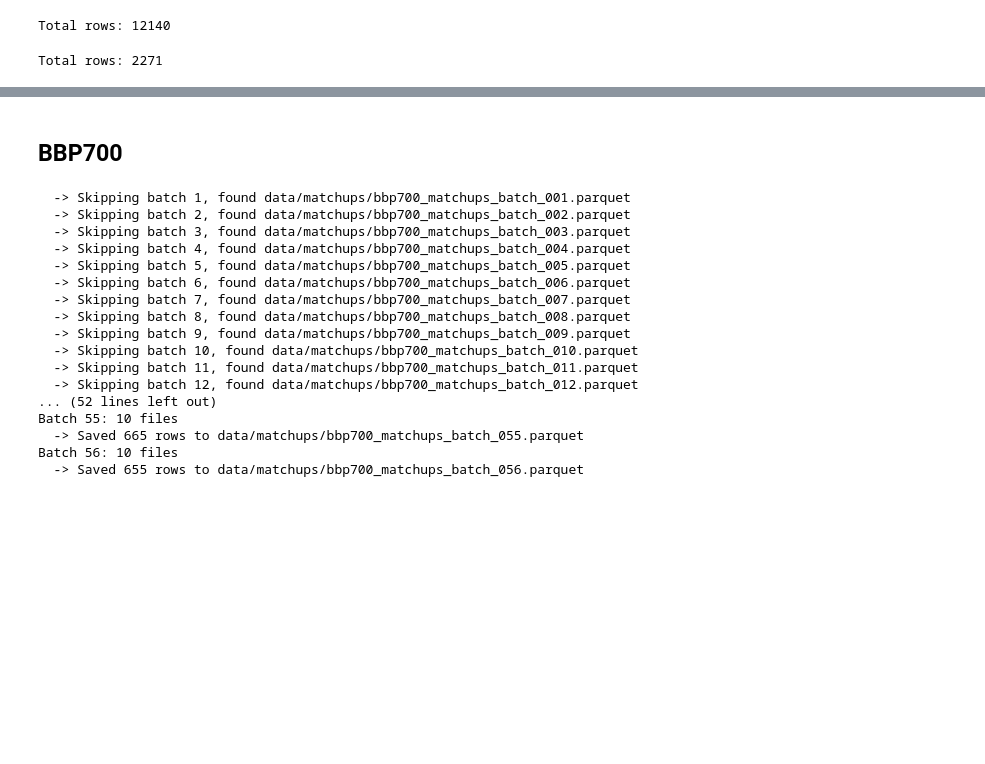
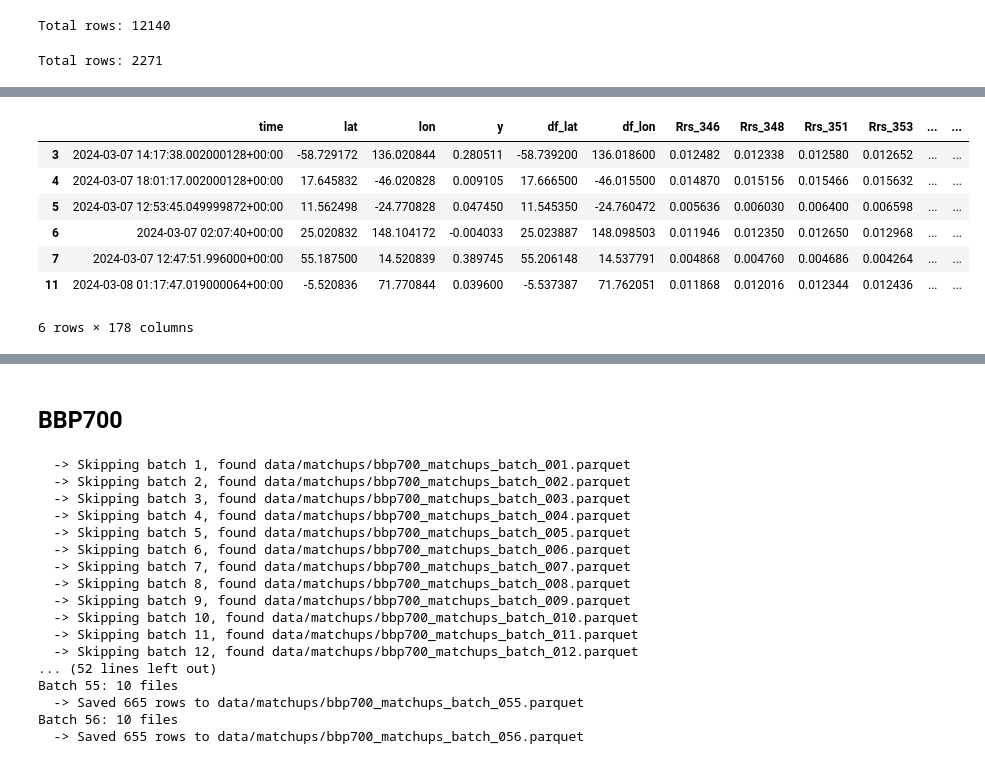
Before and after one commit to eeholmes/2025-tutorials, a Jupyter notebook: argo-matchups.ipynb, the cells around one changed output, grey strips where cells are left out. Cells and saved outputs as stored; diff of their text form; code cells hidden in the pictures; blank space fills up the shorter version.

```diff
--- a/argo-matchups.ipynb
+++ b/argo-matchups.ipynb
@@ -297,0 +387,13 @@ Total rows: 2271
+# %%
+for i, f in enumerate(fileset[0:3]):
+    df_record, pts = mu.one_file_matches(f, df, ds_vec_name=None, ds_var_name="chlor_a")
+df_record
+# %% [output]
+|  | time | lat | lon | y | df_lat | df_lon | Rrs_346 | Rrs_348 | Rrs_351 | Rrs_353 | ... | ... |
+| 3 | 2024-03-07 14:17:38.002000128+00:00 | -58.729172 | 136.020844 | 0.280511 | -58.739200 | 136.018600 | 0.012482 | 0.012338 | 0.012580 | 0.012652 | ... | ... |
+| 4 | 2024-03-07 18:01:17.002000128+00:00 | 17.645832 | -46.020828 | 0.009105 | 17.666500 | -46.015500 | 0.014870 | 0.015156 | 0.015466 | 0.015632 | ... | ... |
+| 5 | 2024-03-07 12:53:45.049999872+00:00 | 11.562498 | -24.770828 | 0.047450 | 11.545350 | -24.760472 | 0.005636 | 0.006030 | 0.006400 | 0.006598 | ... | ... |
+| 6 | 2024-03-07 02:07:40+00:00 | 25.020832 | 148.104172 | -0.004033 | 25.023887 | 148.098503 | 0.011946 | 0.012350 | 0.012650 | 0.012968 | ... | ... |
+| 7 | 2024-03-07 12:47:51.996000+00:00 | 55.187500 | 14.520839 | 0.389745 | 55.206148 | 14.537791 | 0.004868 | 0.004760 | 0.004686 | 0.004264 | ... | ... |
+| 11 | 2024-03-08 01:17:47.019000064+00:00 | -5.520836 | 71.770844 | 0.039600 | -5.537387 | 71.762051 | 0.011868 | 0.012016 | 0.012344 | 0.012436 | ... | ... |
+6 rows × 178 columns
```
Also changed, not shown: parts of 17 cells of this notebook.
